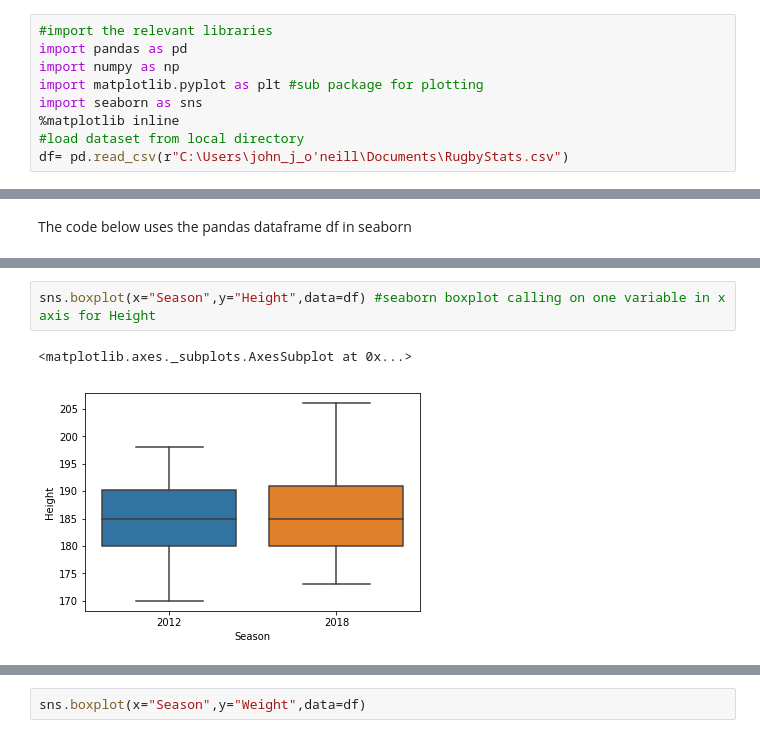
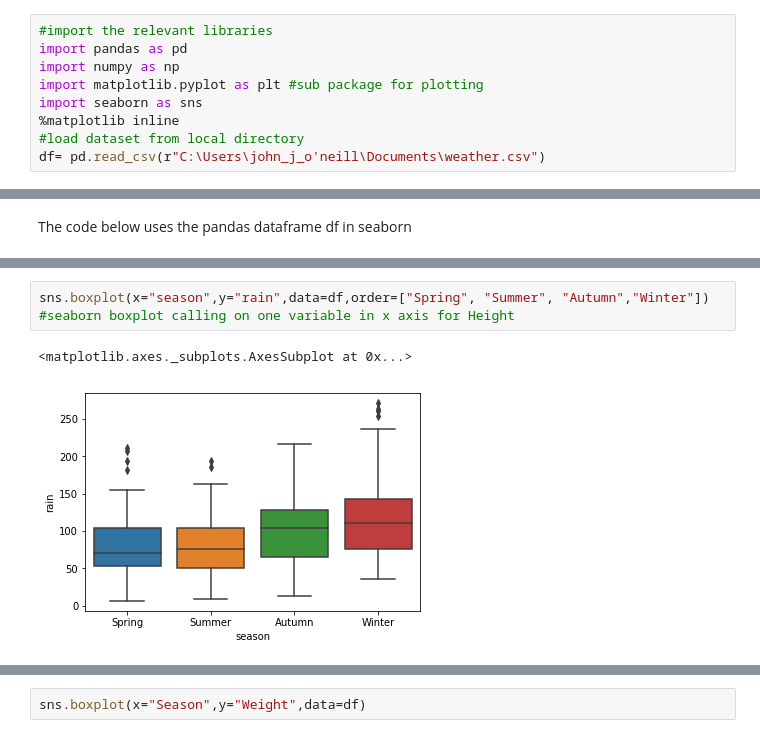
Before and after one commit to JohnONeillGMIT/BoxPlot, a Jupyter notebook: Boxplot Project.ipynb, the cells around one changed output, grey strips where cells are left out. Cells and saved outputs as stored; diff of their text form.

```diff
--- a/Boxplot Project.ipynb
+++ b/Boxplot Project.ipynb
@@ -183,5 +183,5 @@ import matplotlib.pyplot as plt #sub package for plotting
 import seaborn as sns
 %matplotlib inline
 #load dataset from local directory
-df= pd.read_csv(r"C:\Users\john_j_o'neill\Documents\RugbyStats.csv")
+df= pd.read_csv(r"C:\Users\john_j_o'neill\Documents\weather.csv")
 # %%
@@ -210,5 +207,5 @@ The code below uses the pandas dataframe df in seaborn
 # %%
-sns.boxplot(x="Season",y="Height",data=df) #seaborn boxplot calling on one variable in x axis for Height
+sns.boxplot(x="season",y="rain",data=df,order=["Spring", "Summer", "Autumn","Winter"]) #seaborn boxplot calling on one variable in x axis for Height
 # %% [output]
 <matplotlib.axes._subplots.AxesSubplot at 0x...>
-[figure, old version]
+[figure, new version]
```
Also changed, not shown: parts of 13 cells of this notebook.
